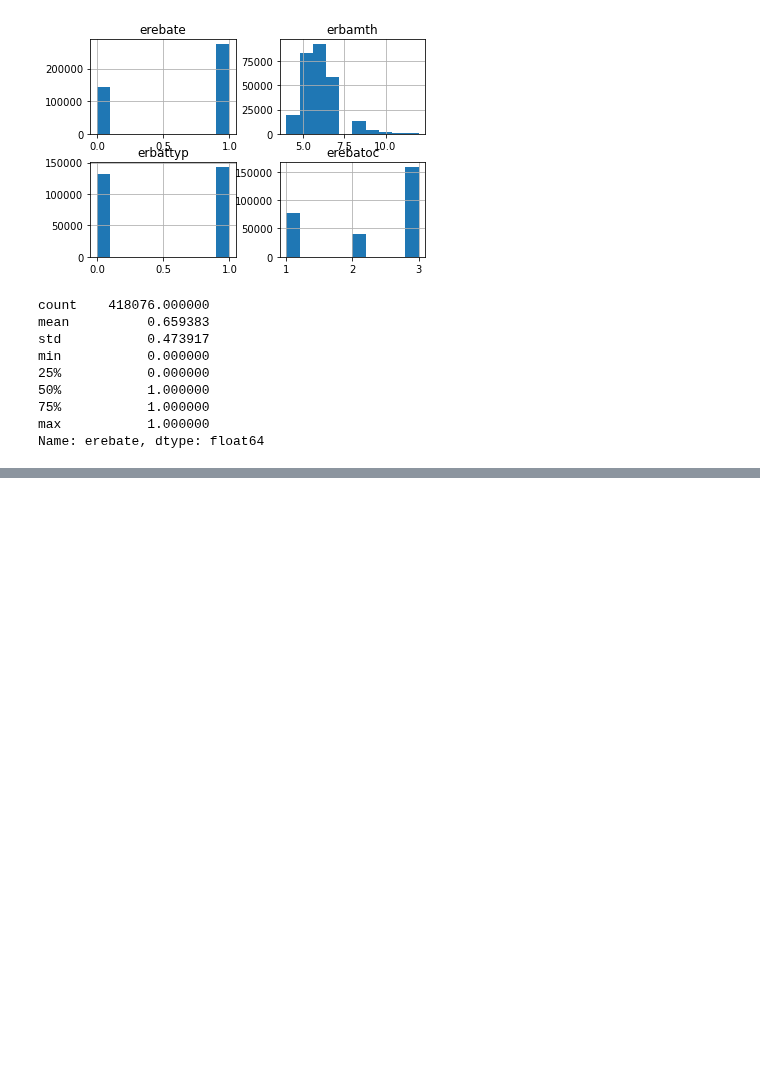
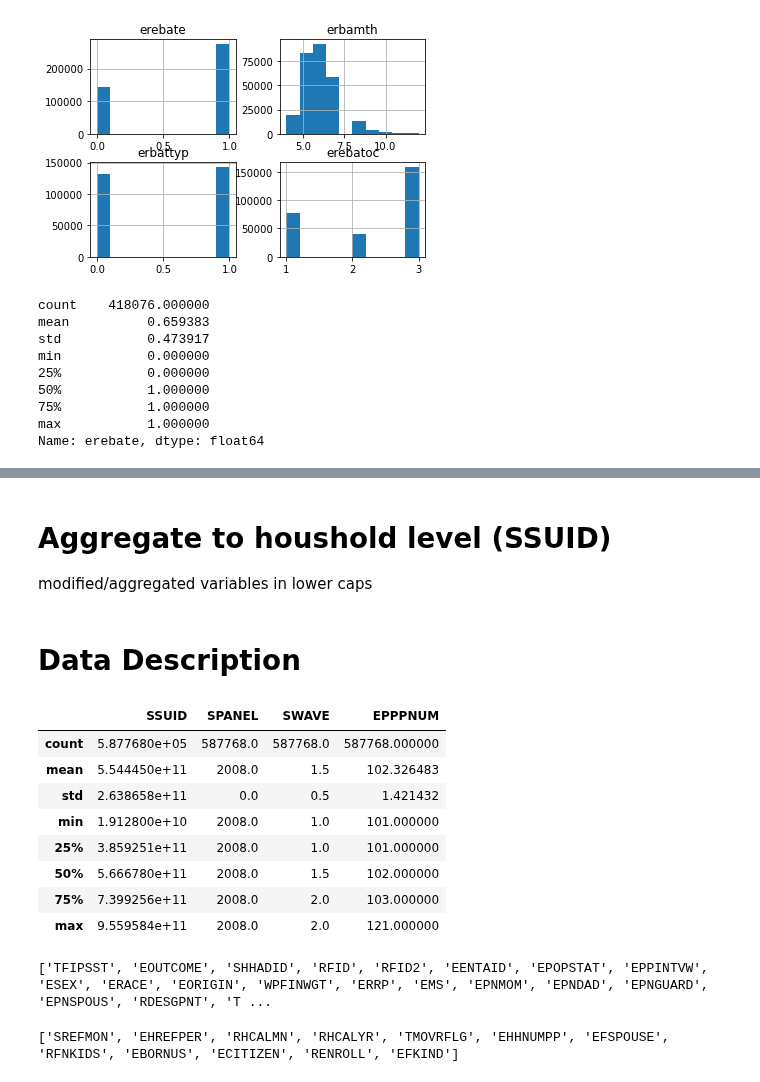
Before and after one commit to MaxDerWeber/MasterThesis, a Jupyter notebook: Data.ipynb, the cells around one changed output, grey strips where cells are left out. Saved outputs shown, nothing was run; the diff lists cells and outputs as text; code cells hidden in the pictures; blank space fills up the shorter version.

Commit message:
description for all column added.

```diff
--- a/Data.ipynb
+++ b/Data.ipynb
@@ -218,15 +218,6 @@ array([[<AxesSubplot:title={'center':'erebate'}>,
        [<AxesSubplot:title={'center':'erbattyp'}>,
         <AxesSubplot:title={'center':'erebatoc'}>]], dtype=object)
 [figure]
-# %%
-# fill rebate columns that are NaN from merging only on one row per wave
-cols = ['erebate','erbamth','erebatoc', 'erbattyp']
-#df.sort_values('erebate', inplace=True)
-#df[cols] = df.groupby(['pp','SWAVE'], sort=False)[cols].apply(lambda x: x.ffill().bfill())
-#df[cols].describe()
-
-df.sort_values('EREBATE', inplace=True)
-df['erebate'] = df.groupby(['pp','SWAVE'])['erebate'].ffill()
 # %%
 df['erebate'].describe()
 # %% [output]
@@ -277,3 +255,57 @@ df['change_spouse'] = df.apply(lambda x: get_change_spouse(x['spouse_sum']),axis
 
 df[['change_spouse', 'spouse_sum']].describe()
 df.drop('spouse_sum', inplace = True)
+# %% [markdown]
+# Aggregate to houshold level (SSUID)
+modified/aggregated variables in lower caps
+# %% [markdown]
+# Data Description
+# %%
+df[clmn_join].describe()
+# SSUID and EPPPNUM to str
+# %% [output]
+|  | SSUID | SPANEL | SWAVE | EPPPNUM |
+| count | 5.877680e+05 | 587768.0 | 587768.0 | 587768.000000 |
+| mean | 5.544450e+11 | 2008.0 | 1.5 | 102.326483 |
+| std | 2.638658e+11 | 0.0 | 0.5 | 1.421432 |
+| min | 1.912800e+10 | 2008.0 | 1.0 | 101.000000 |
+| 25% | 3.859251e+11 | 2008.0 | 1.0 | 101.000000 |
+| 50% | 5.666780e+11 | 2008.0 | 1.5 | 102.000000 |
+| 75% | 7.399256e+11 | 2008.0 | 2.0 | 103.000000 |
+| max | 9.559584e+11 | 2008.0 | 2.0 | 121.000000 |
+# %%
+print(clmn_join_unused)
+# TFIPSST state code
+# EOUTCOME# drop the 270s numbers?
+# SHHADID houshold ID
+# RFID RFID2 family ID
+# EENTAID HH adress ID
+# EPOPSTAT adult 1, child 2
+# ESEX 1 male; 2 female
+# ERACE different description
+# EORIGIN spanish/latino - dummy
+# WPFINWGT weighting
+# ERRP relationship to reference person
+# EMS maritial status (different to EFKIND?)
+# EPNMOM/EPDAD/EPNGUARD/EPNSPOUS ref number of mom/dad/guardian/spouse
+# RDESGPNT guardian stuff
+# TAGE age
+# EEDUCATE highest degree: group manually
+# %% [output]
+['TFIPSST', 'EOUTCOME', 'SHHADID', 'RFID', 'RFID2', 'EENTAID', 'EPOPSTAT', 'EPPINTVW', 'ESEX', 'ERACE', 'EORIGIN', 'WPFINWGT', 'ERRP', 'EMS', 'EPNMOM', 'EPNDAD', 'EPNGUARD', 'EPNSPOUS', 'RDESGPNT', 'T ...
+# %%
+print(clmn_general)
+# SREFMON ref mon of this record (1st to 4th)
+# EHREFPER ref person of HH (put back into join??)
+# RHCALMN  month
+# RHCALYR yeatr
+# TMOVRFLG mover flag different levels
+# EHHNUMPP number of persons in this HH this month
+# EFSPOUSE person number of spouse 9999 if none
+# RFNKIDS no of kids under 18
+# EBORNUS born in US 1 yes; 2 no
+# ECITIZEN US Citizenship 1 yes; 2 no
+# RENROLL enrolled in university full-time, part_time no, nan
+# (EFKIND) # HH headed by wife/husband ; male headed; female headed
+# %% [output]
+['SREFMON', 'EHREFPER', 'RHCALMN', 'RHCALYR', 'TMOVRFLG', 'EHHNUMPP', 'EFSPOUSE', 'RFNKIDS', 'EBORNUS', 'ECITIZEN', 'RENROLL', 'EFKIND']
```
Also changed, not shown: parts of 4 cells of this notebook.
